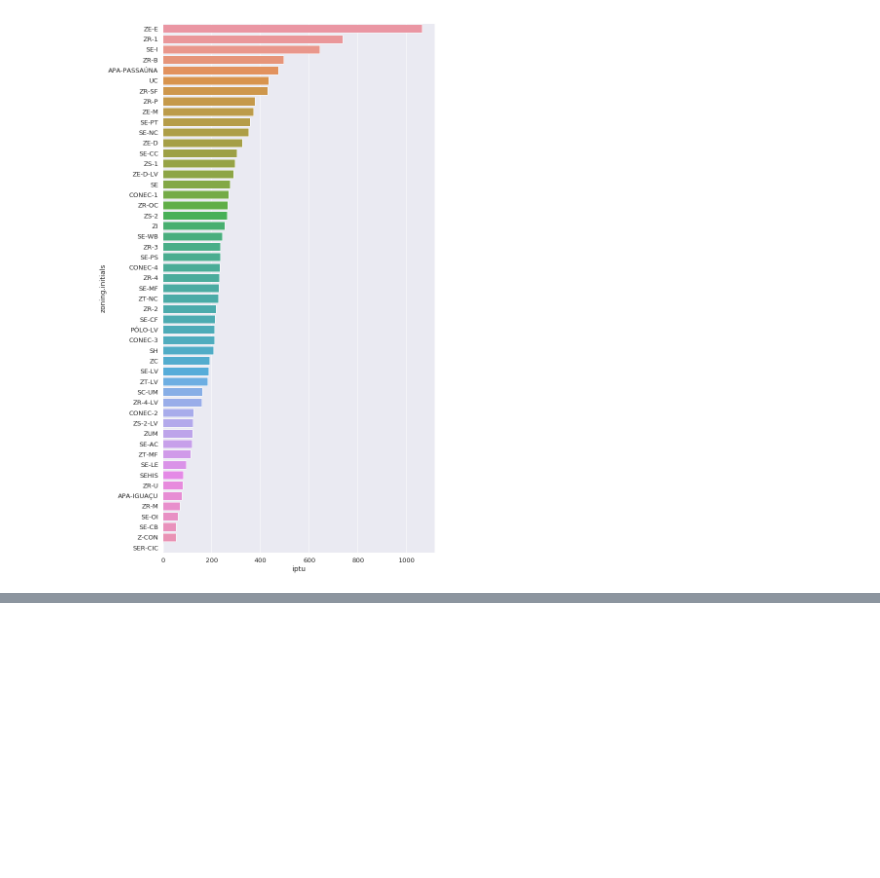
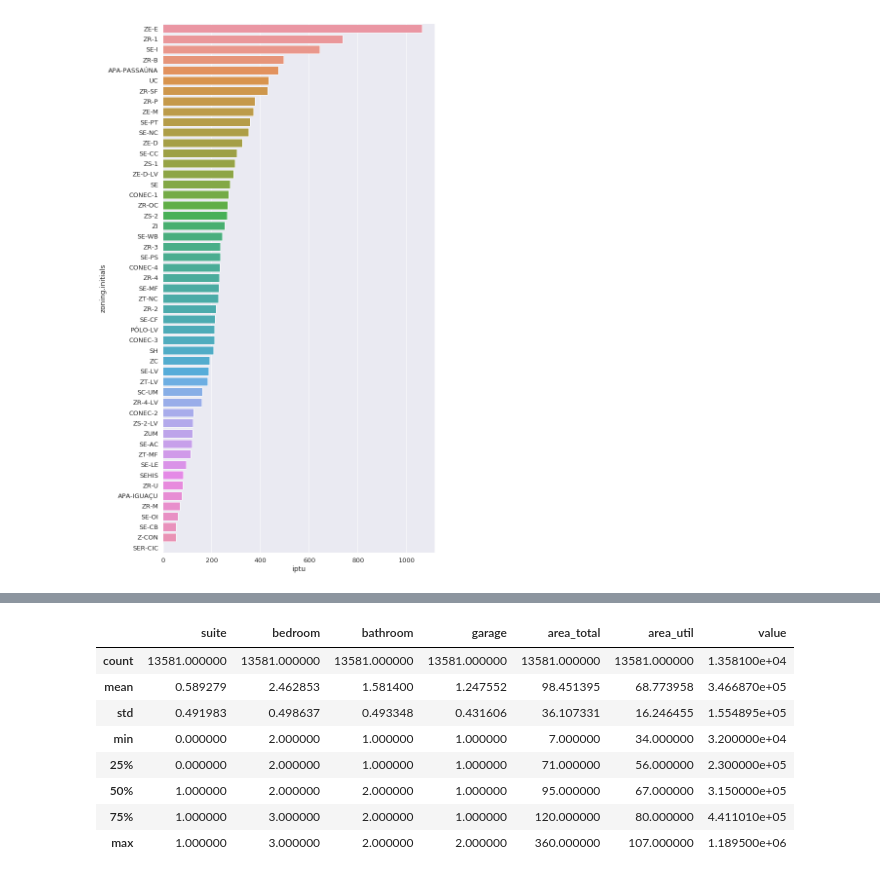
Before and after one commit to nuttheguitar/realties_datasprints, a Jupyter notebook: EDA.ipynb, the cells around one changed output, grey strips where cells are left out. Saved outputs shown, nothing was run; the diff lists cells and outputs as text; code cells hidden in the pictures; blank space fills up the shorter version.

```diff
--- a/EDA.ipynb
+++ b/EDA.ipynb
@@ -805,0 +830,12 @@ ax = sns.barplot(x="iptu", y="zoning.initials", data=heatmap_prop_tax.sort_value
+# %%
+df_pfa.describe()
+# %% [output]
+|  | suite | bedroom | bathroom | garage | area_total | area_util | value |
+| count | 13581.000000 | 13581.000000 | 13581.000000 | 13581.000000 | 13581.000000 | 13581.000000 | 1.358100e+04 |
+| mean | 0.589279 | 2.462853 | 1.581400 | 1.247552 | 98.451395 | 68.773958 | 3.466870e+05 |
+| std | 0.491983 | 0.498637 | 0.493348 | 0.431606 | 36.107331 | 16.246455 | 1.554895e+05 |
+| min | 0.000000 | 2.000000 | 1.000000 | 1.000000 | 7.000000 | 34.000000 | 3.200000e+04 |
+| 25% | 0.000000 | 2.000000 | 1.000000 | 1.000000 | 71.000000 | 56.000000 | 2.300000e+05 |
+| 50% | 1.000000 | 2.000000 | 2.000000 | 1.000000 | 95.000000 | 67.000000 | 3.150000e+05 |
+| 75% | 1.000000 | 3.000000 | 2.000000 | 1.000000 | 120.000000 | 80.000000 | 4.411010e+05 |
+| max | 1.000000 | 3.000000 | 2.000000 | 2.000000 | 360.000000 | 107.000000 | 1.189500e+06 |
```
Also changed, not shown: parts of 19 cells of this notebook, 9 other files.
